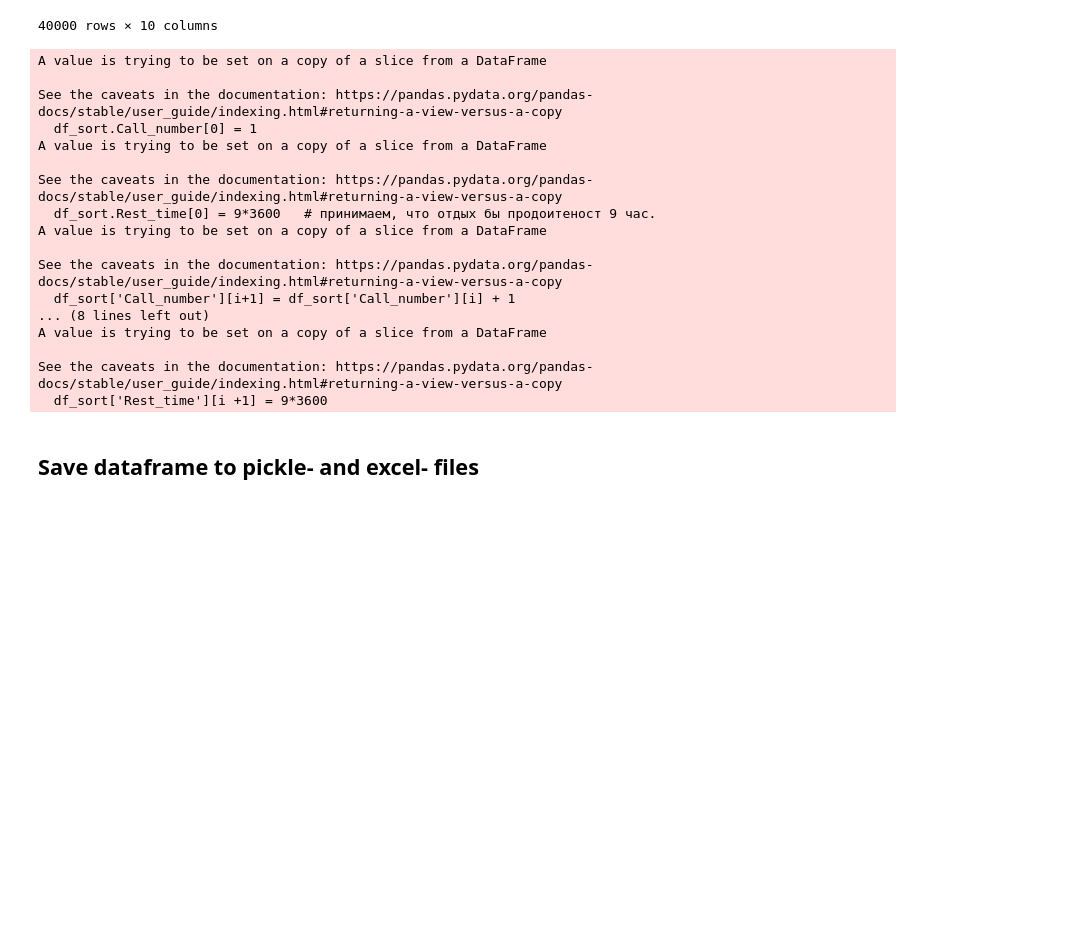
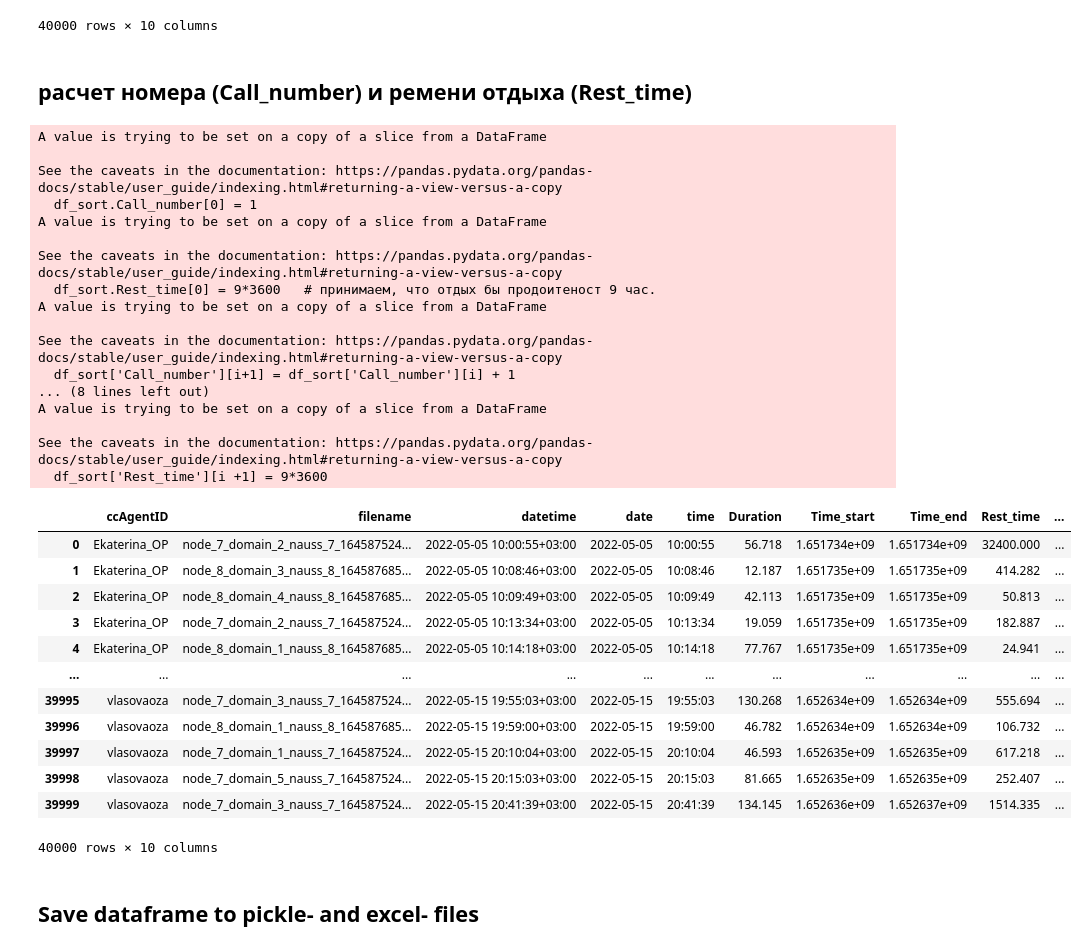
Before and after one commit to eistratova/parsing_XML, a Jupyter notebook: Gran_analizing_220323.ipynb, the cells around one changed output. Drawn from its saved outputs; the diff is of its cells as text; code cells hidden in the pictures; blank space fills up the shorter version.

```diff
--- a/Gran_analizing_220323.ipynb
+++ b/Gran_analizing_220323.ipynb
@@ -404,40 +404,57 @@ df_sort
 | 24144 | vlasovaoza | node_7_domain_5_nauss_7_164587524... | 2022-05-15 20:15:03+03:00 | 2022-05-15 | 20:15:03 | 81.665 | 1.652635e+09 | 1.652635e+09 | 0.0 | ... |
 | 31658 | vlasovaoza | node_7_domain_3_nauss_7_164587524... | 2022-05-15 20:41:39+03:00 | 2022-05-15 | 20:41:39 | 134.145 | 1.652636e+09 | 1.652637e+09 | 0.0 | ... |
 40000 rows × 10 columns
+# %% [markdown]
+## расчет номера (Call_number) и ремени отдыха (Rest_time)
 # %%
-i=0
 
 
 df_sort.reset_index(drop= True , inplace= True) # updat index
 df_sort.Call_number[0] = 1
 df_sort.Rest_time[0] = 9*3600   # принимаем, что отдых бы продоитеност 9 час.
 
+i=0
 
 for i in range(len(df_sort)-1):
     if df_sort['ccAgentID'][i+1]== df_sort['ccAgentID'][i] and df_sort['date'][i+1] == df_sort['date'][i]:
         df_sort['Call_number'][i+1] = df_sort['Call_number'][i] + 1
         df_sort['Rest_time'][i +1] = df_sort['Time_start'][i+1] - df_sort['Time_start'][i] - df_sort['Duration'][i]
     else:
         df_sort['Call_number'][i+1] = 1
         df_sort['Rest_time'][i +1] = 9*3600
+
+df_sort
 # %% [output]
 A value is trying to be set on a copy of a slice from a DataFrame
 
 See the caveats in the documentation: https://pandas.pydata.org/pandas-docs/stable/user_guide/indexing.html#returning-a-view-versus-a-copy
   df_sort.Call_number[0] = 1
 A value is trying to be set on a copy of a slice from a DataFrame
 
 See the caveats in the documentation: https://pandas.pydata.org/pandas-docs/stable/user_guide/indexing.html#returning-a-view-versus-a-copy
   df_sort.Rest_time[0] = 9*3600   # принимаем, что отдых бы продоитеност 9 час.
 A value is trying to be set on a copy of a slice from a DataFrame
 
 See the caveats in the documentation: https://pandas.pydata.org/pandas-docs/stable/user_guide/indexing.html#returning-a-view-versus-a-copy
   df_sort['Call_number'][i+1] = df_sort['Call_number'][i] + 1
 ... (8 lines left out)
 A value is trying to be set on a copy of a slice from a DataFrame
 
 See the caveats in the documentation: https://pandas.pydata.org/pandas-docs/stable/user_guide/indexing.html#returning-a-view-versus-a-copy
   df_sort['Rest_time'][i +1] = 9*3600
+|  | ccAgentID | filename | datetime | date | time | Duration | Time_start | Time_end | Rest_time | ... |
+| 0 | Ekaterina_OP | node_7_domain_2_nauss_7_164587524... | 2022-05-05 10:00:55+03:00 | 2022-05-05 | 10:00:55 | 56.718 | 1.651734e+09 | 1.651734e+09 | 32400.000 | ... |
+| 1 | Ekaterina_OP | node_8_domain_3_nauss_8_164587685... | 2022-05-05 10:08:46+03:00 | 2022-05-05 | 10:08:46 | 12.187 | 1.651735e+09 | 1.651735e+09 | 414.282 | ... |
+| 2 | Ekaterina_OP | node_8_domain_4_nauss_8_164587685... | 2022-05-05 10:09:49+03:00 | 2022-05-05 | 10:09:49 | 42.113 | 1.651735e+09 | 1.651735e+09 | 50.813 | ... |
+| 3 | Ekaterina_OP | node_7_domain_2_nauss_7_164587524... | 2022-05-05 10:13:34+03:00 | 2022-05-05 | 10:13:34 | 19.059 | 1.651735e+09 | 1.651735e+09 | 182.887 | ... |
+| 4 | Ekaterina_OP | node_8_domain_1_nauss_8_164587685... | 2022-05-05 10:14:18+03:00 | 2022-05-05 | 10:14:18 | 77.767 | 1.651735e+09 | 1.651735e+09 | 24.941 | ... |
+| ... | ... | ... | ... | ... | ... | ... | ... | ... | ... | ... |
+| 39995 | vlasovaoza | node_7_domain_3_nauss_7_164587524... | 2022-05-15 19:55:03+03:00 | 2022-05-15 | 19:55:03 | 130.268 | 1.652634e+09 | 1.652634e+09 | 555.694 | ... |
+| 39996 | vlasovaoza | node_8_domain_1_nauss_8_164587685... | 2022-05-15 19:59:00+03:00 | 2022-05-15 | 19:59:00 | 46.782 | 1.652634e+09 | 1.652634e+09 | 106.732 | ... |
+| 39997 | vlasovaoza | node_7_domain_1_nauss_7_164587524... | 2022-05-15 20:10:04+03:00 | 2022-05-15 | 20:10:04 | 46.593 | 1.652635e+09 | 1.652635e+09 | 617.218 | ... |
+| 39998 | vlasovaoza | node_7_domain_5_nauss_7_164587524... | 2022-05-15 20:15:03+03:00 | 2022-05-15 | 20:15:03 | 81.665 | 1.652635e+09 | 1.652635e+09 | 252.407 | ... |
+| 39999 | vlasovaoza | node_7_domain_3_nauss_7_164587524... | 2022-05-15 20:41:39+03:00 | 2022-05-15 | 20:41:39 | 134.145 | 1.652636e+09 | 1.652637e+09 | 1514.335 | ... |
+40000 rows × 10 columns
 # %% [markdown]
 ## Save dataframe to pickle- and excel- files
 # %%
```
